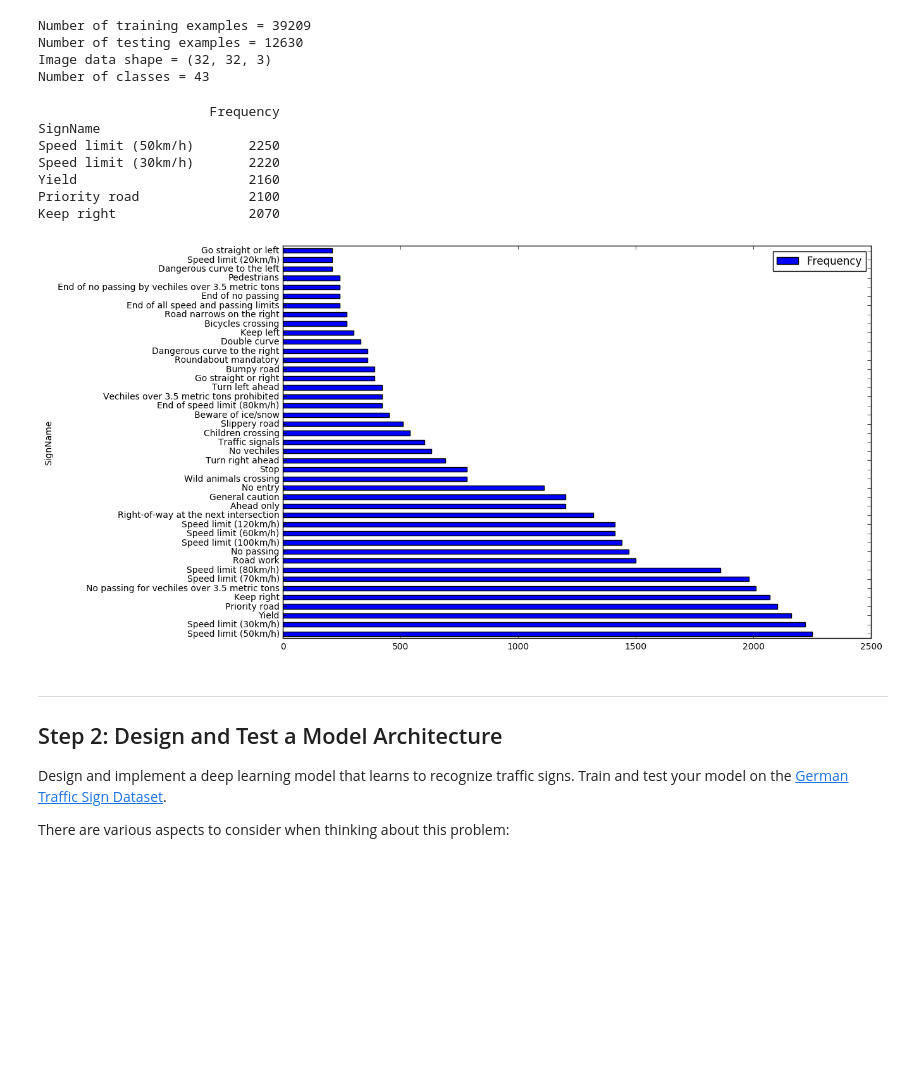
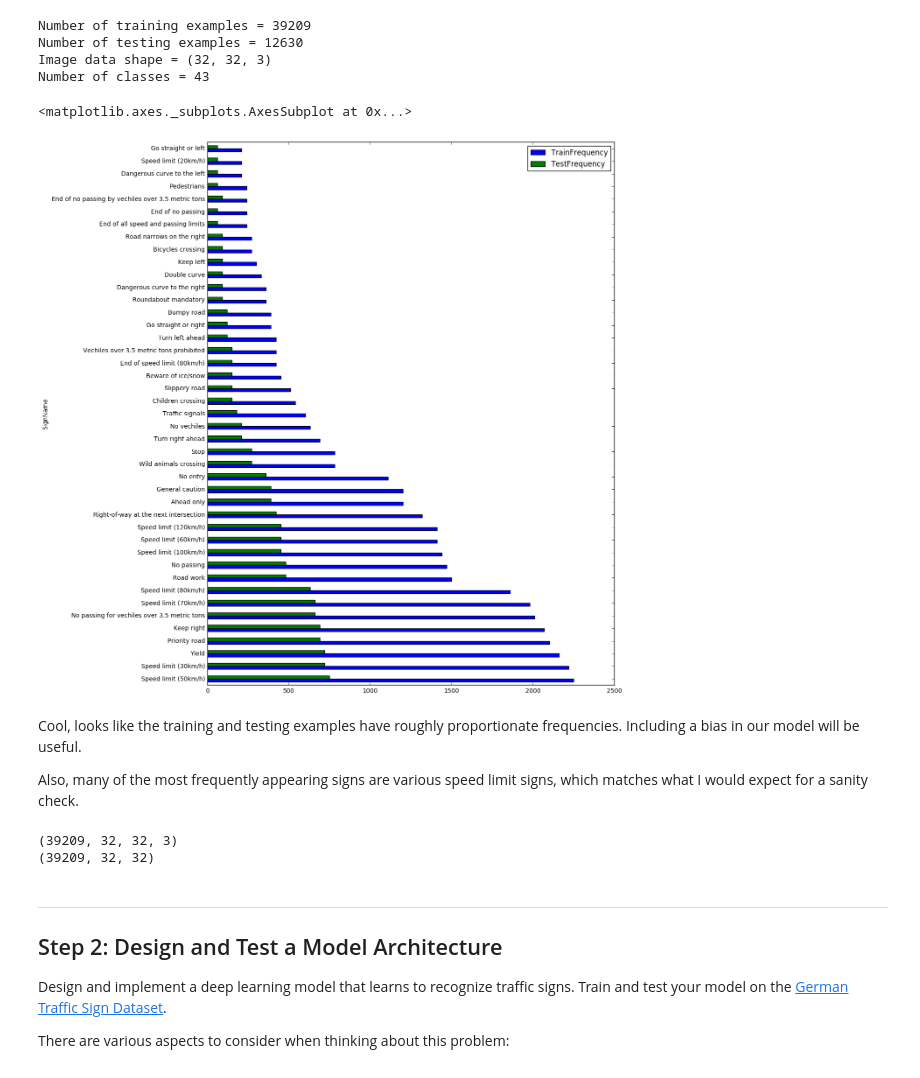
Before and after one commit to kevinpalm/udacity_traffic_signs, a Jupyter notebook: Traffic_Signs_Recognition.ipynb, the cells around one changed output. Drawn from its saved outputs; the diff is of its cells as text; code cells hidden in the pictures; blank space fills up the shorter version.

Commit message:
added testing data for comparison in sign frequencies visual

```diff
--- a/Traffic_Signs_Recognition.ipynb
+++ b/Traffic_Signs_Recognition.ipynb
@@ -66,33 +66,53 @@ Number of classes = 43
 # %%
 # Data exploration visualization goes here.
 ### Feel free to use as many code cells as needed.
 
 import pandas as pd
 %matplotlib inline
 
-# Let's look at the top five most frequent roadsigns in the training data
+# Let's look at the frequencies of roadsigns in the data, both for sanity checking and for seeing if the
+# training examples are proportionate to the testing examples
 
 # Build dataframe for labels
 examples = pd.DataFrame(y_train, columns=["ClassId"])
 lookup = pd.read_csv("signnames.csv")
 examples = examples.merge(lookup, how="left", left_on="ClassId", right_on="ClassId")
 
+# Create same stype of dataframe for testing labels
+tests = pd.DataFrame(y_test, columns=["ClassId"])
+tests = tests.merge(lookup, how="left", left_on="ClassId", right_on="ClassId")
+tests["TestFrequency"] = 1
+
 # Groupby for frequency summary
 labelfreq = examples.groupby(["SignName"]).count()
-labelfreq.columns = ["Frequency"]
-labelfreq = labelfreq.sort_values(by="Frequency", ascending=False)
+labelfreq.columns = ["TrainFrequency"]
+labelfreq = labelfreq.join(tests.groupby(["SignName"])["TestFrequency"].count())
+labelfreq = labelfreq.sort_values(by="TrainFrequency", ascending=False)
 
 # Plot it
-labelfreq.plot.barh(figsize=(12, 8))
+labelfreq.plot.barh(figsize=(12, 16))
 # %% [output]
-                      Frequency
-SignName
-Speed limit (50km/h)       2250
-Speed limit (30km/h)       2220
-Yield                      2160
-Priority road              2100
-Keep right                 2070
+<matplotlib.axes._subplots.AxesSubplot at 0x...>
-[figure, old version]
+[figure, new version]
+# %% [markdown]
+Cool, looks like the training and testing examples have roughly proportionate frequencies. Including a bias in our model will be useful.
+
+Also, many of the most frequently appearing signs are various speed limit signs, which matches what I would expect for a sanity check.
+# %%
+# Next I'm curious to see if anything meaningful comes from averaging examples together,
+# Probably not because I doubt these images are centered, but let's see if we can detect any patterns.
+
+# We'll just do the top five most common sign types and greyscale for simplicity.
+
+import numpy as np
+
+# Prepare dataframe with pixel data
+print(X_train.shape)
+g_train = np.dot(X_train[...,:3], [0.299, 0.587, 0.114])
+print(g_train.shape)
+# %% [output]
+(39209, 32, 32, 3)
+(39209, 32, 32)
 # %% [markdown]
 ----
 
```
